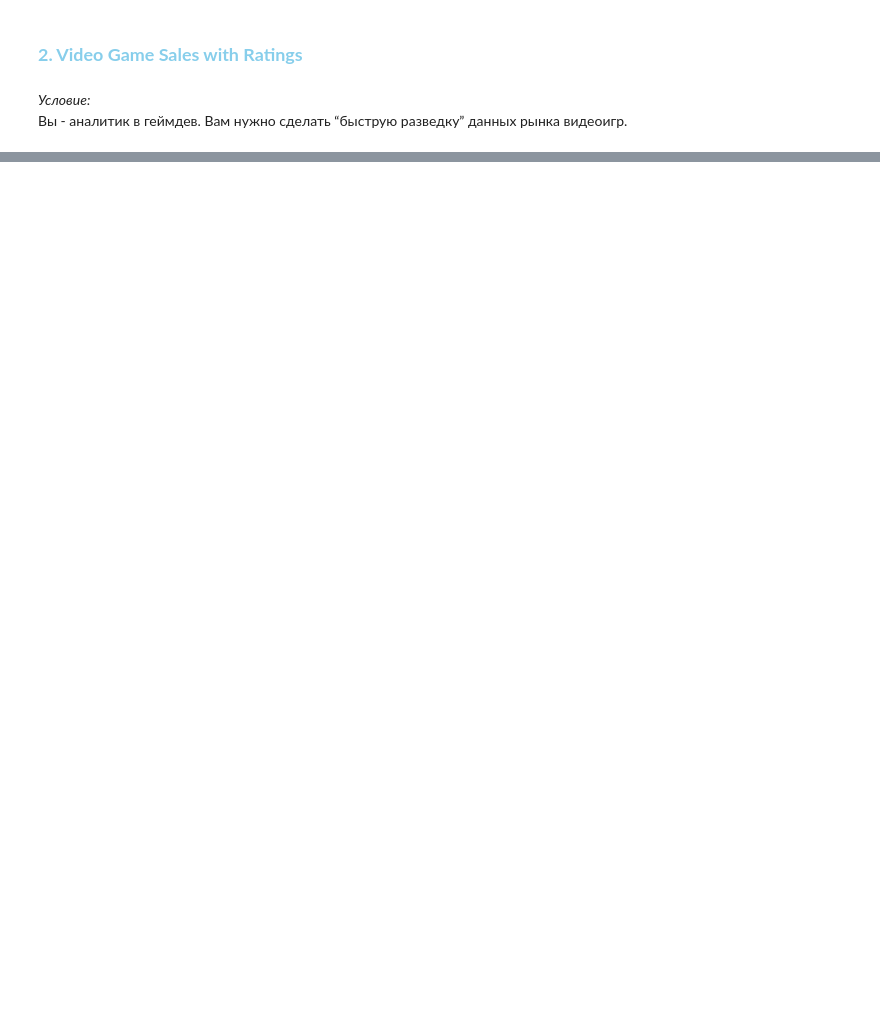
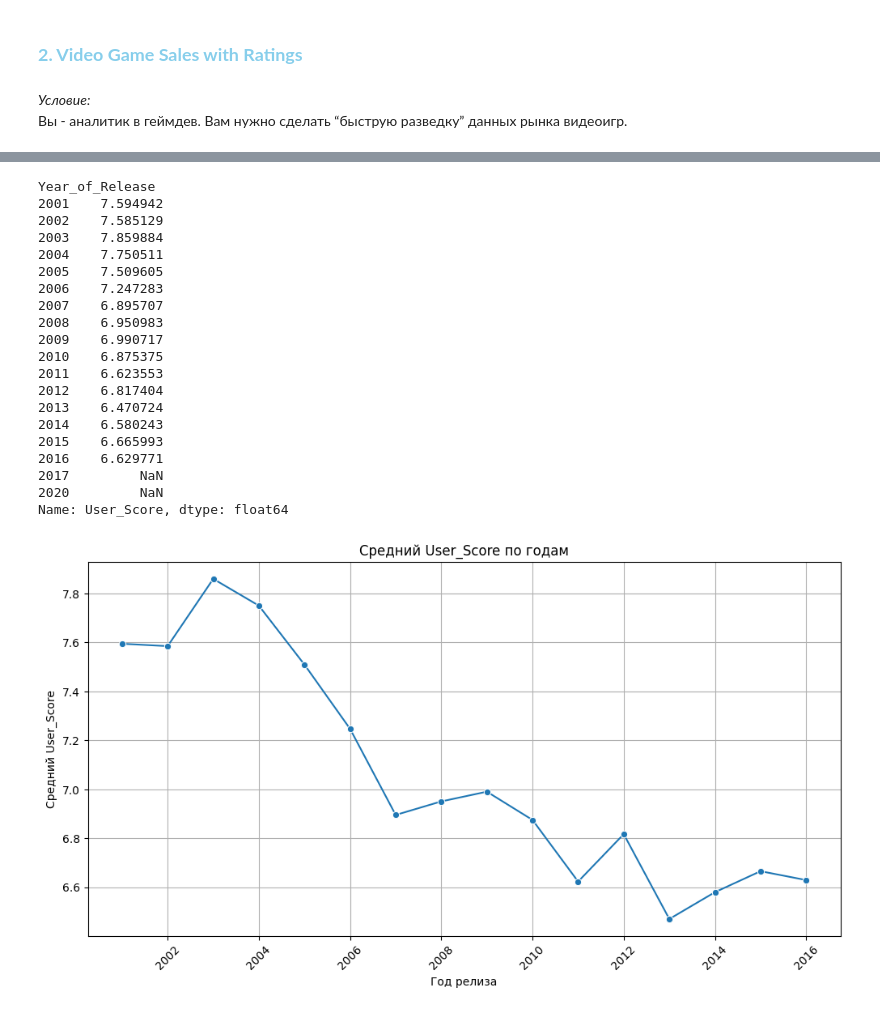
Before and after one commit to gggvitalii90/python_analytics_ich_120925, a Jupyter notebook: notebooks/Practicum_Pandas_Numpy_students.ipynb, the cells around one changed output, grey strips where cells are left out. Drawn from its saved outputs; the diff is of its cells as text; code cells hidden in the pictures; blank space fills up the shorter version.

```diff
--- a/notebooks/Practicum_Pandas_Numpy_students.ipynb
+++ b/notebooks/Practicum_Pandas_Numpy_students.ipynb
@@ -69,2 +464,34 @@
 # %%
 # 11. Постройте lineplot, отражающий по годам средний User_Score
+yearly_user_score = df_videogames_2000.groupby('Year_of_Release')['User_Score'].mean()
+display(yearly_user_score)
+plt.figure(figsize=(12, 6))
+sns.lineplot(x=yearly_user_score.index, y=yearly_user_score.values, marker='o')
+plt.title('Средний User_Score по годам')
+plt.xlabel('Год релиза')
+plt.ylabel('Средний User_Score')
+plt.xticks(rotation=45)
+plt.grid()
+plt.show()
+# %% [output]
+Year_of_Release
+2001    7.594942
+2002    7.585129
+2003    7.859884
+2004    7.750511
+2005    7.509605
+2006    7.247283
+2007    6.895707
+2008    6.950983
+2009    6.990717
+2010    6.875375
+2011    6.623553
+2012    6.817404
+2013    6.470724
+2014    6.580243
+2015    6.665993
+2016    6.629771
+2017         NaN
+2020         NaN
+Name: User_Score, dtype: float64
+[figure, added]
```
Also changed, not shown: parts of 24 cells of this notebook, 2 other files.
